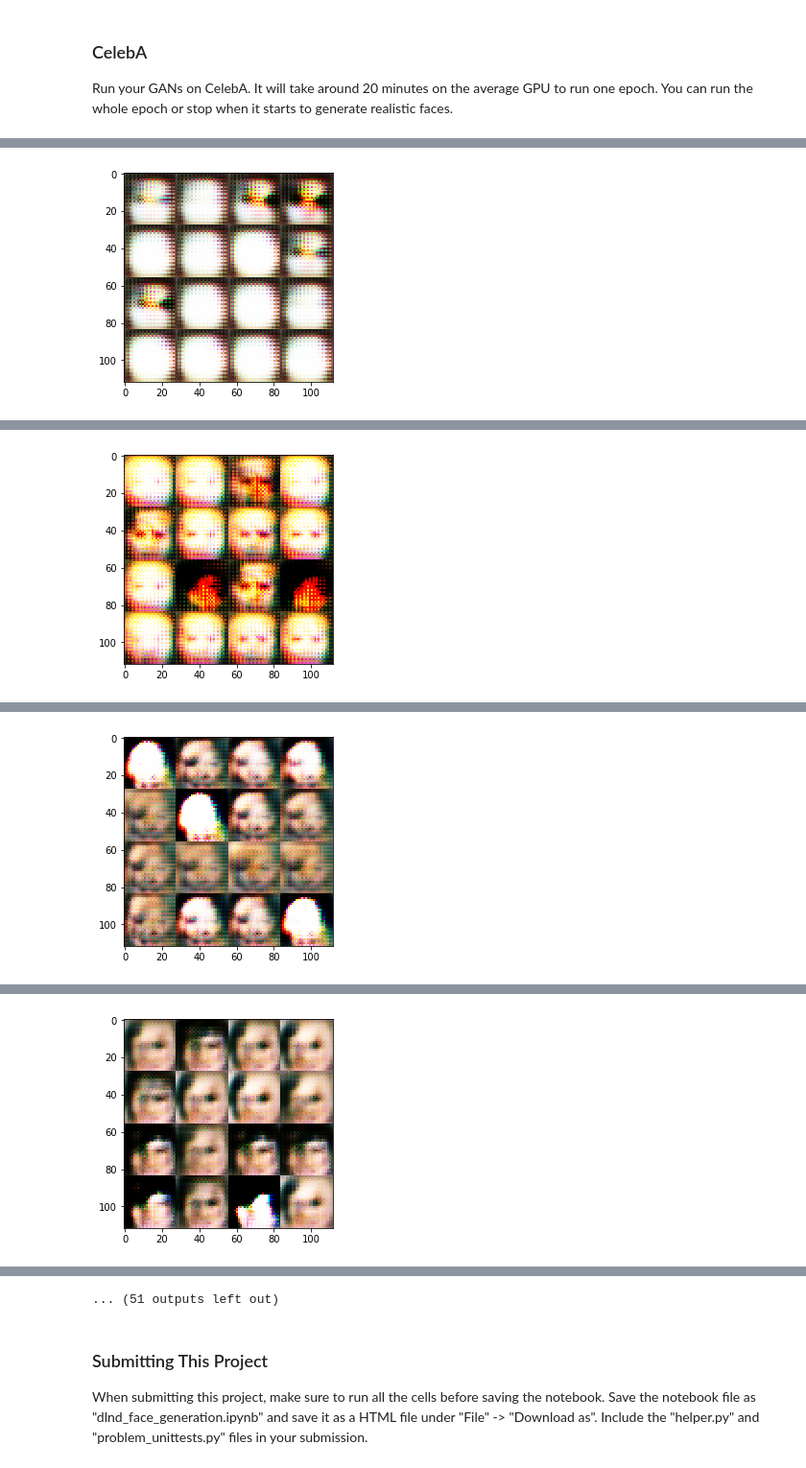
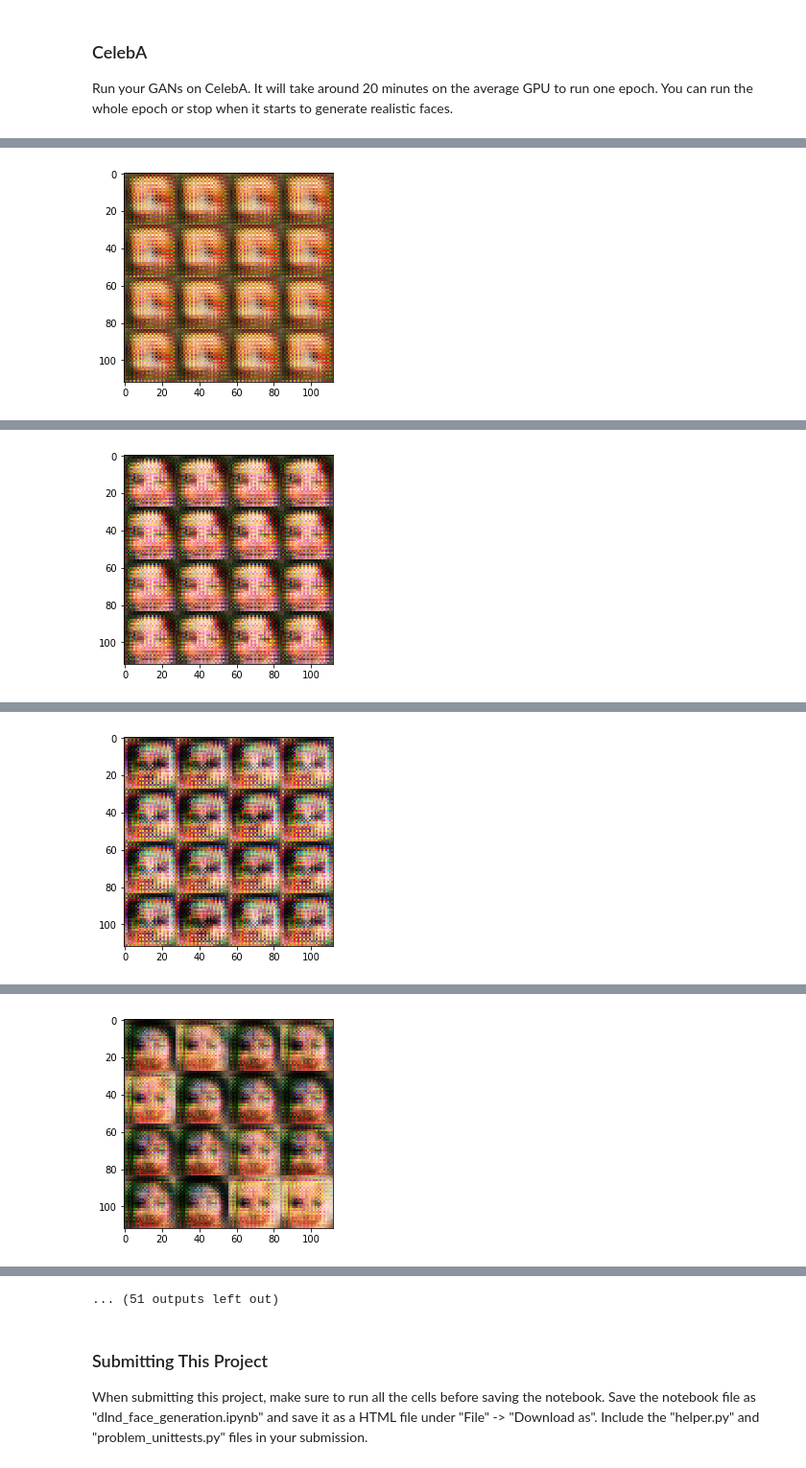
Before and after one commit to binit92/DeepLearningCodes, a Jupyter notebook: dlnd-face-generation/dlnd_face_generation.ipynb, the cells around one changed output, grey strips where cells are left out. Shown at 96% size. Drawn from its saved outputs; the diff is of its cells as text; code cells hidden in the pictures.

Commit message:
#Review 1: Improved on results by reducing learning rate to 0.0001

```diff
--- a/dlnd-face-generation/dlnd_face_generation.ipynb
+++ b/dlnd-face-generation/dlnd_face_generation.ipynb
@@ -582,7 +542,7 @@ Run your GANs on CelebA.  It will take around 20 minutes on the average GPU to r
 # %%
 batch_size = 64
 z_dim = 100
-learning_rate = 0.001
+learning_rate = 0.0001
 beta1 = 0.5
 
 
@@ -618 +568 @@ logits-shape (?, 28, 28, 3)
-[figure, old version]
+[figure, new version]
@@ -633 +579 @@ logits-shape (?, 28, 28, 3)
-[figure, old version]
+[figure, new version]
@@ -648 +590 @@ logits-shape (?, 28, 28, 3)
-[figure, old version]
+[figure, new version]
@@ -663 +601 @@ logits-shape (?, 28, 28, 3)
-[figure, old version]
+[figure, new version]
```
Also changed, not shown: parts of 4 cells of this notebook, 1 other file.
